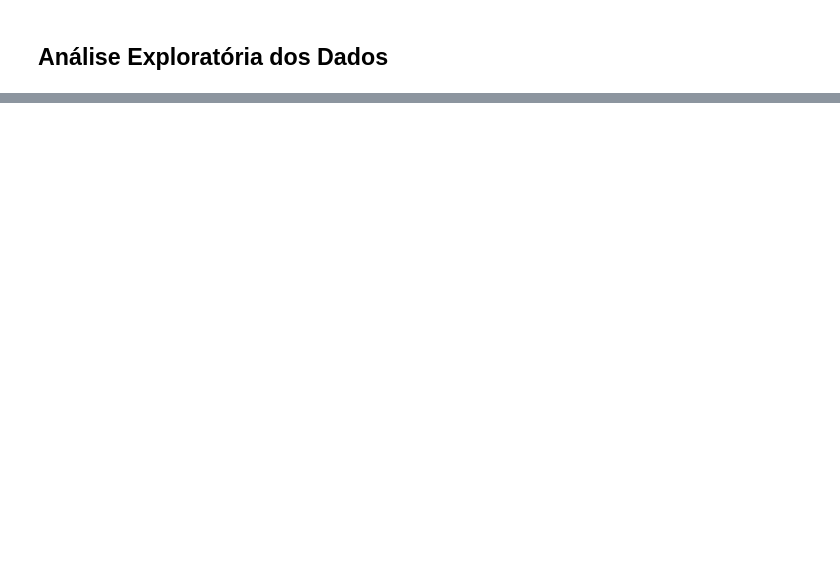
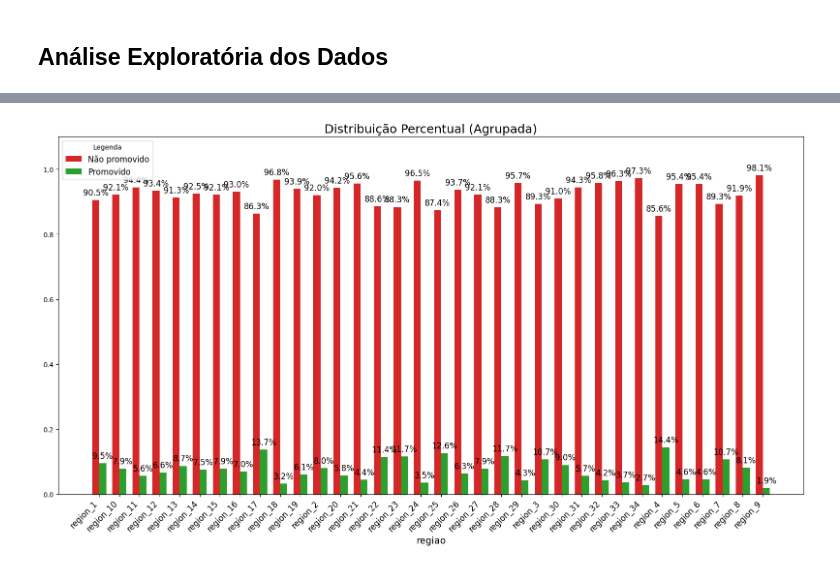
Before and after one commit to Douglaas92/tcc_people_analytics, a Jupyter notebook: 01_projeto-python.ipynb, the cells around one changed output, grey strips where cells are left out. Cells and saved outputs as stored; diff of their text form; code cells hidden in the pictures; blank space fills up the shorter version.

```diff
--- a/01_projeto-python.ipynb
+++ b/01_projeto-python.ipynb
@@ -107,0 +271,4 @@ Wall time: 27.4 ms
+# %%
+grafico_movimentacao_promovidos(df_analise, 'regiao', tipo='percentual_agrupado')
+# %% [output]
+[figure, added]
```
Also changed, not shown: parts of 40 cells of this notebook, 1 other file.
